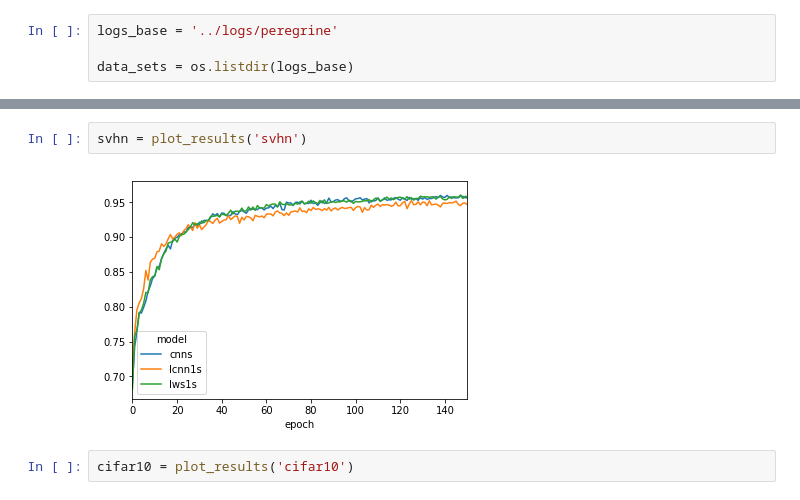
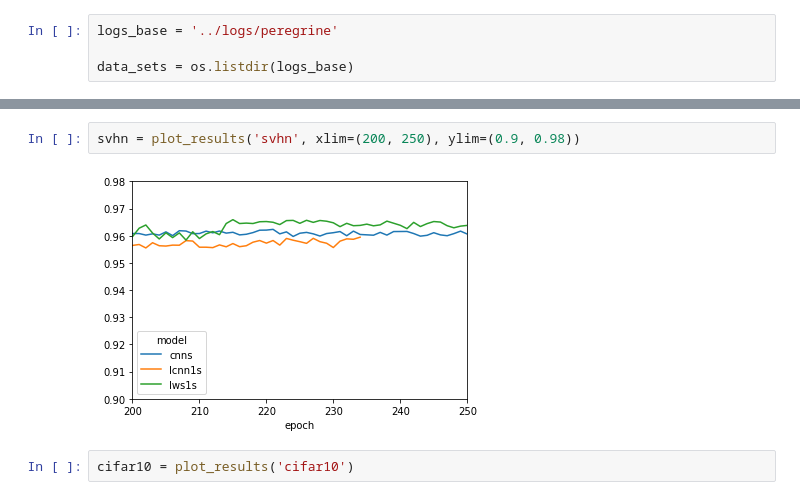
Before and after one commit to jostosh/siswslayer, a Jupyter notebook: report/results.ipynb, the cells around one changed output, grey strips where cells are left out. Drawn from its saved outputs; the diff is of its cells as text.

```diff
--- a/report/results.ipynb
+++ b/report/results.ipynb
@@ -31,7 +35,7 @@ mnist = plot_results('mnist')
-# %%
-svhn = plot_results('svhn')
-# %% [output]
-[figure, removed]
+# %%
+svhn = plot_results('svhn', xlim=(200, 250), ylim=(0.9, 0.98))
+# %% [output]
+[figure, added]
 # %%
 cifar10 = plot_results('cifar10')
 # %% [output]
```
Also changed, not shown: parts of 9 cells of this notebook, 3 other files.
